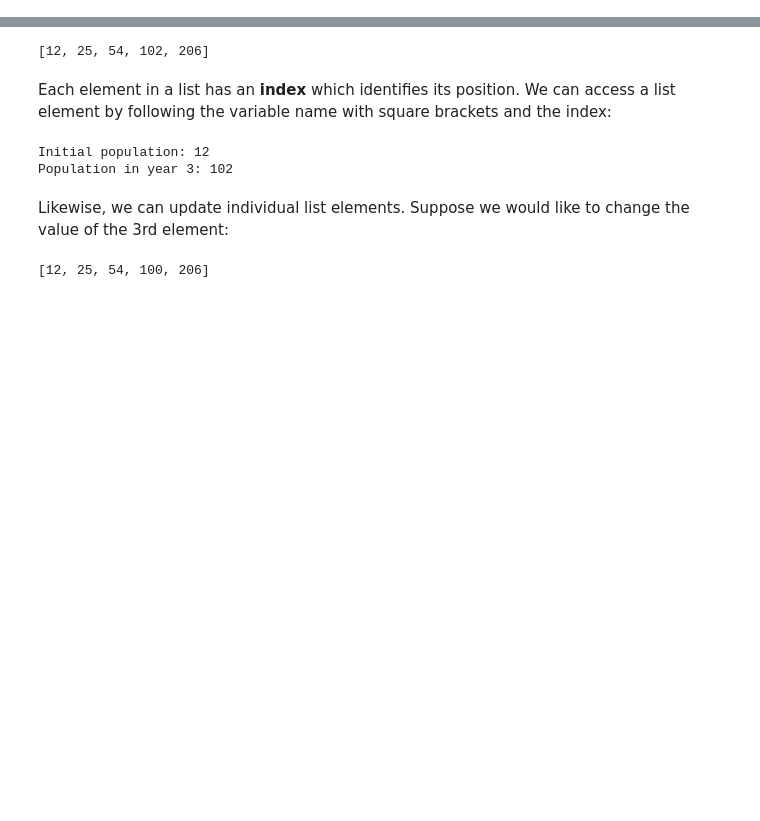
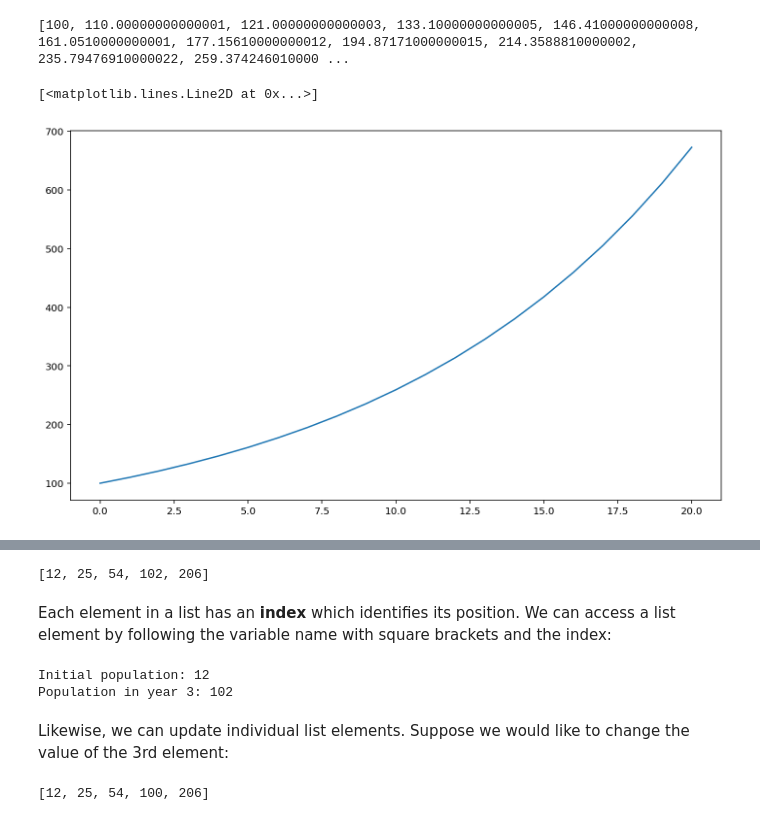
Before and after one commit to UCLNatSci/Scientific-Computing, a Jupyter notebook: book/3_lists_plotting/3_lists_plotting.ipynb, the cells around one changed output, grey strips where cells are left out. Cells and saved outputs as stored; diff of their text form; code cells hidden in the pictures; blank space fills up the shorter version.

```diff
--- a/book/3_lists_plotting/3_lists_plotting.ipynb
+++ b/book/3_lists_plotting/3_lists_plotting.ipynb
@@ -0,0 +18,20 @@
+# %%
+import matplotlib.pyplot as plt
+
+pop = 100
+r = 1.1
+n = 10
+
+pop_list = [pop]
+
+for i in range(20):
+    pop = pop * r
+    pop_list.append(pop)
+
+print(pop_list)
+
+plt.plot(pop_list)
+# %% [output]
+[100, 110.00000000000001, 121.00000000000003, 133.10000000000005, 146.41000000000008, 161.0510000000001, 177.15610000000012, 194.87171000000015, 214.3588810000002, 235.79476910000022, 259.374246010000 ...
+[<matplotlib.lines.Line2D at 0x...>]
+[figure, added]
```
Also changed, not shown: parts of 4 cells of this notebook, 46 other files.
